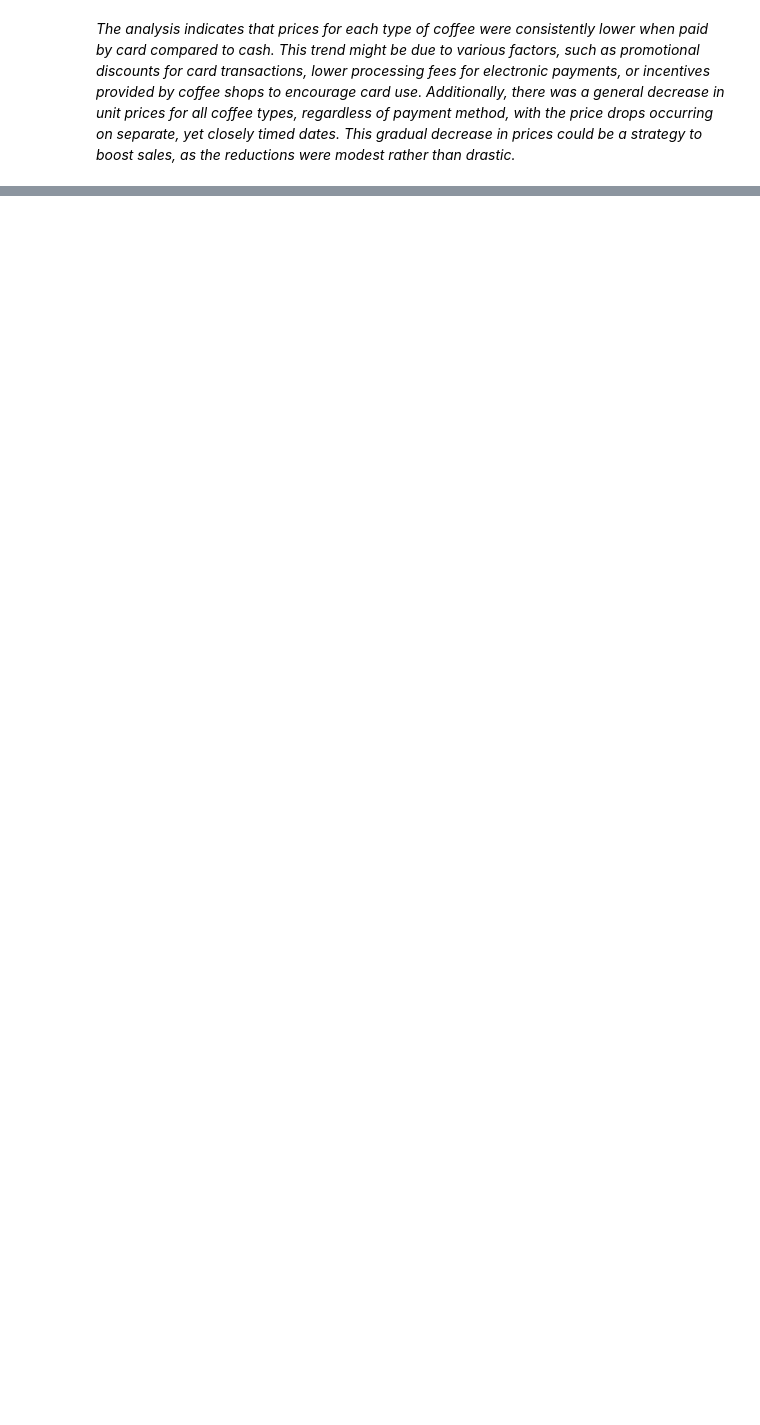
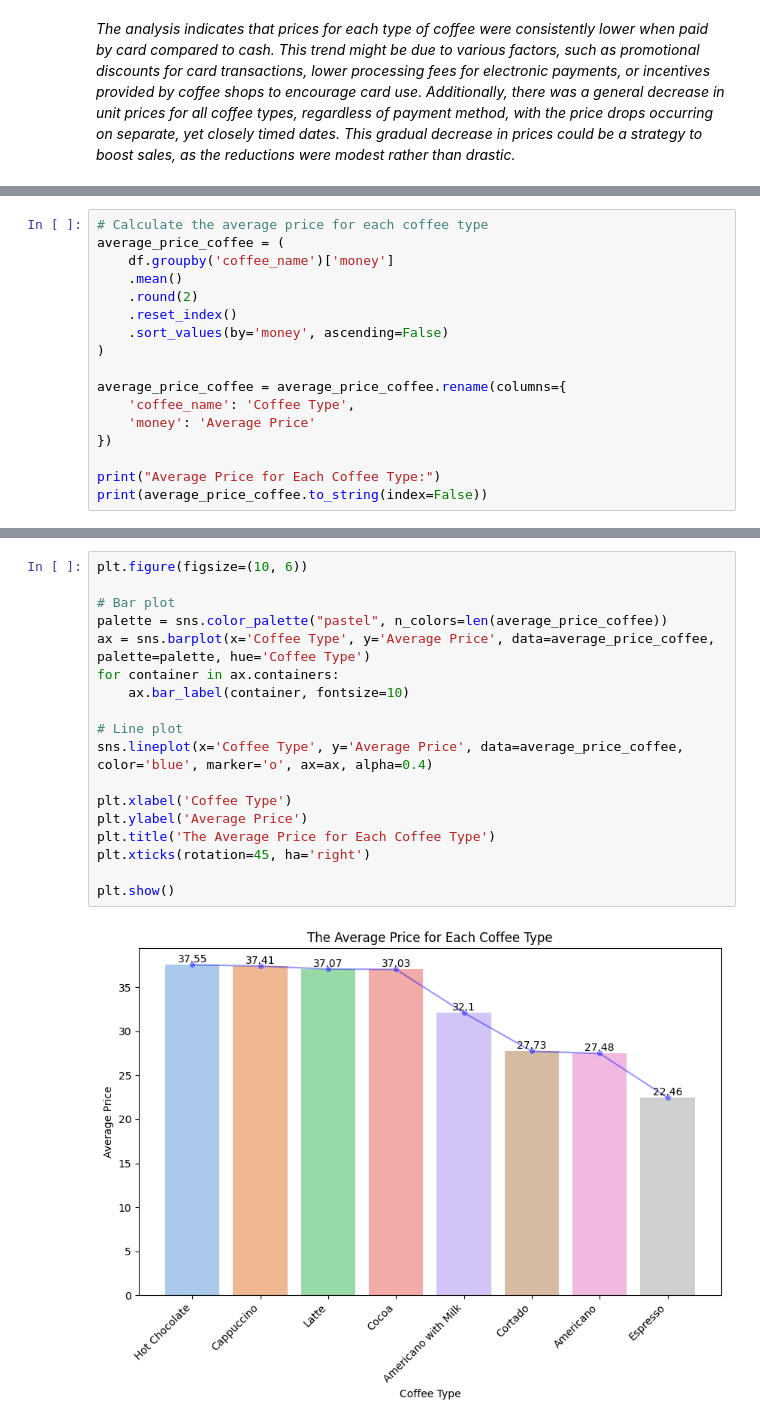
Before and after one commit to Viktoriia-Shalaieva/Coffee_Sales_Data_Analysis, a Jupyter notebook: Python/coffee_sales.ipynb, the cells around one changed output, grey strips where cells are left out. Drawn from its saved outputs; the diff is of its cells as text; blank space fills up the shorter version.

Commit message:
The average price for each coffee type

```diff
--- a/Python/coffee_sales.ipynb
+++ b/Python/coffee_sales.ipynb
@@ -384,0 +387,17 @@ plt.show()
+# %%
+# Calculate the average price for each coffee type
+average_price_coffee = (
+    df.groupby('coffee_name')['money']
+    .mean()
+    .round(2)
+    .reset_index()
+    .sort_values(by='money', ascending=False)
+)
+
+average_price_coffee = average_price_coffee.rename(columns={
+    'coffee_name': 'Coffee Type',
+    'money': 'Average Price'
+})
+
+print("Average Price for Each Coffee Type:")
+print(average_price_coffee.to_string(index=False))
@@ -384,0 +415,20 @@ plt.show()
+# %%
+plt.figure(figsize=(10, 6))
+
+# Bar plot
+palette = sns.color_palette("pastel", n_colors=len(average_price_coffee))
+ax = sns.barplot(x='Coffee Type', y='Average Price', data=average_price_coffee, palette=palette, hue='Coffee Type')
+for container in ax.containers:
+    ax.bar_label(container, fontsize=10)
+
+# Line plot
+sns.lineplot(x='Coffee Type', y='Average Price', data=average_price_coffee, color='blue', marker='o', ax=ax, alpha=0.4)
+
+plt.xlabel('Coffee Type')
+plt.ylabel('Average Price')
+plt.title('The Average Price for Each Coffee Type')
+plt.xticks(rotation=45, ha='right')
+
+plt.show()
+# %% [output]
+[figure, added]
```
Also changed, not shown: parts of 2 cells of this notebook.
